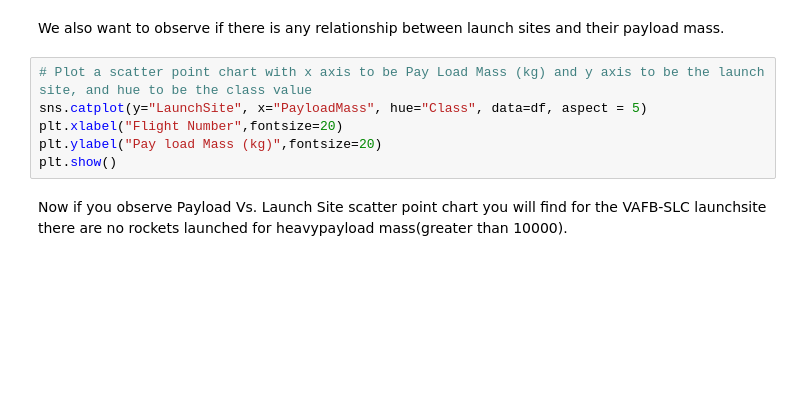
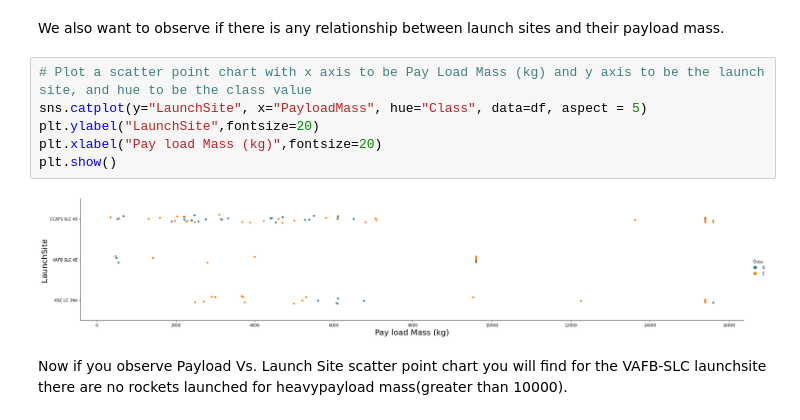
Before and after one commit to pandeysudip/spaceshuttle, a Jupyter notebook: jupyter-labs-eda-dataviz (2).ipynb, the cells around one changed output. Cells and saved outputs as stored; diff of their text form; blank space fills up the shorter version.

```diff
--- a/jupyter-labs-eda-dataviz (2).ipynb
+++ b/jupyter-labs-eda-dataviz (2).ipynb
@@ -101,9 +101,11 @@ We also want to observe if there is any relationship between launch sites and th
 # %%
 # Plot a scatter point chart with x axis to be Pay Load Mass (kg) and y axis to be the launch site, and hue to be the class value
 sns.catplot(y="LaunchSite", x="PayloadMass", hue="Class", data=df, aspect = 5)
-plt.xlabel("Flight Number",fontsize=20)
-plt.ylabel("Pay load Mass (kg)",fontsize=20)
+plt.ylabel("LaunchSite",fontsize=20)
+plt.xlabel("Pay load Mass (kg)",fontsize=20)
 plt.show()
+# %% [output]
+[figure, added]
 # %% [markdown]
 Now if you observe Payload Vs. Launch Site scatter point chart you will find for the VAFB-SLC  launchsite there are no  rockets  launched for  heavypayload mass(greater than 10000).
 # %% [markdown]
```
